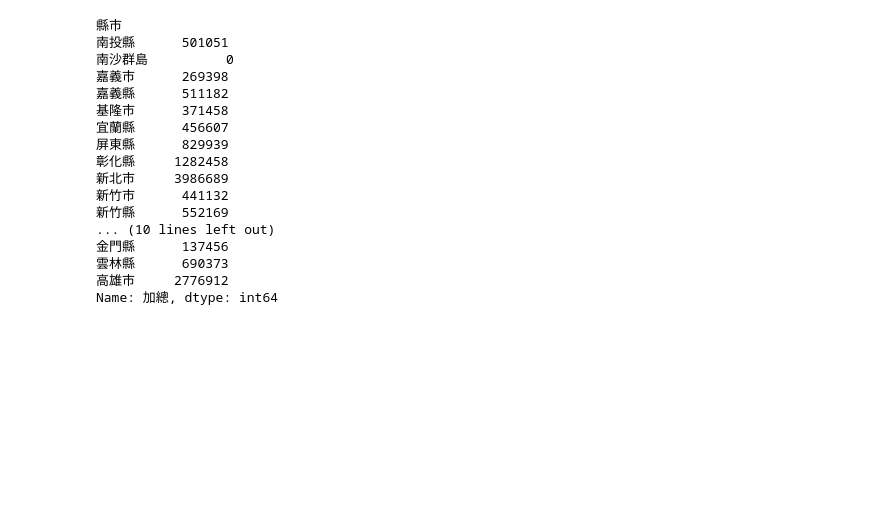
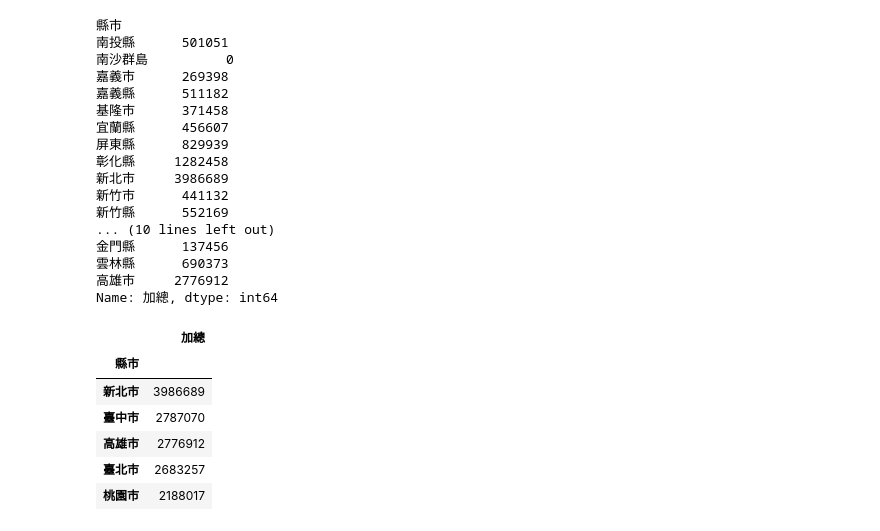
Before and after one commit to liminchang/python_analysis, a Jupyter notebook: lesson09/lesson9_4.ipynb, the cells around one changed output. Saved outputs shown, nothing was run; the diff lists cells and outputs as text; code cells hidden in the pictures; blank space fills up the shorter version.

```diff
--- a/lesson09/lesson9_4.ipynb
+++ b/lesson09/lesson9_4.ipynb
@@ -237,3 +237,15 @@ df4['年底人口數']['加總']
 雲林縣      690373
 高雄市     2776912
 Name: 加總, dtype: int64
+# %%
+df5=df4['年底人口數'][['加總']]
+# %%
+df5.sort_values(by="加總",ascending=False).iloc[:5]
+# %% [output]
+|  | 加總 |
+| 縣市 |  |
+| 新北市 | 3986689 |
+| 臺中市 | 2787070 |
+| 高雄市 | 2776912 |
+| 臺北市 | 2683257 |
+| 桃園市 | 2188017 |
```
